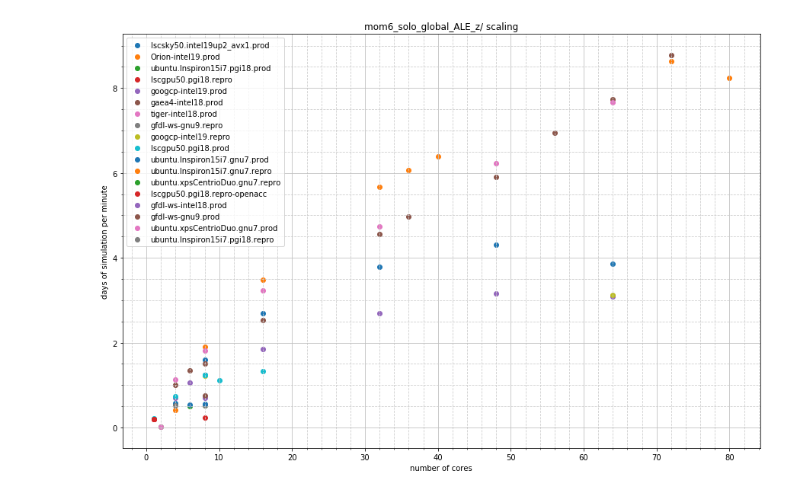
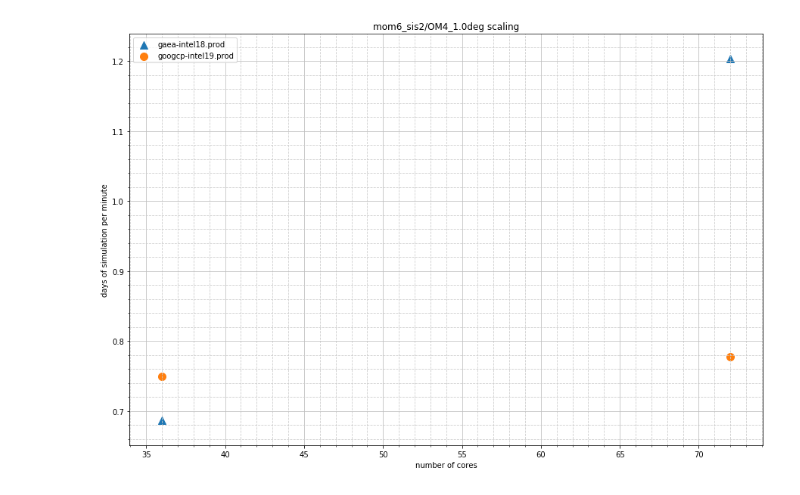
Before and after one commit to tahvildarzadeh/platforms, a Jupyter notebook: mom6/exps/scaling.ipynb, the cells around one changed output. Drawn from its saved outputs; the diff is of its cells as text; code cells hidden in the pictures.

Commit message:
Scaling plot for ocean-ice

```diff
--- a/mom6/exps/scaling.ipynb
+++ b/mom6/exps/scaling.ipynb
@@ -70,18 +70,6 @@ plt.savefig(experiment+'scaling.png')
 # %% [output]
 [figure]
-# %%
-plt.figure(figsize=(15,10))
-for k, v in table.items():
-#    if('Duo' not in k):
-    plt.scatter(*zip(*v),label=k)
-
-plt.xlabel('number of cores')
-plt.ylabel('days of simulation per minute')
-plt.grid(True,which='major',linestyle='-', color='0.75')
-plt.grid(True,which='minor',linestyle='--',color='0.80')
-plt.minorticks_on()
-plt.legend()
-plt.title(experiment + ' scaling')
-plt.savefig(experiment+'scaling_all.png')
-# %% [output]
-[figure, removed]
+# %%
+timingsplot(experiment='mom6_sis2/OM4_1.0deg')
+# %% [output]
+[figure, added]
```
Also changed, not shown: parts of 2 cells of this notebook, 1 other file.
